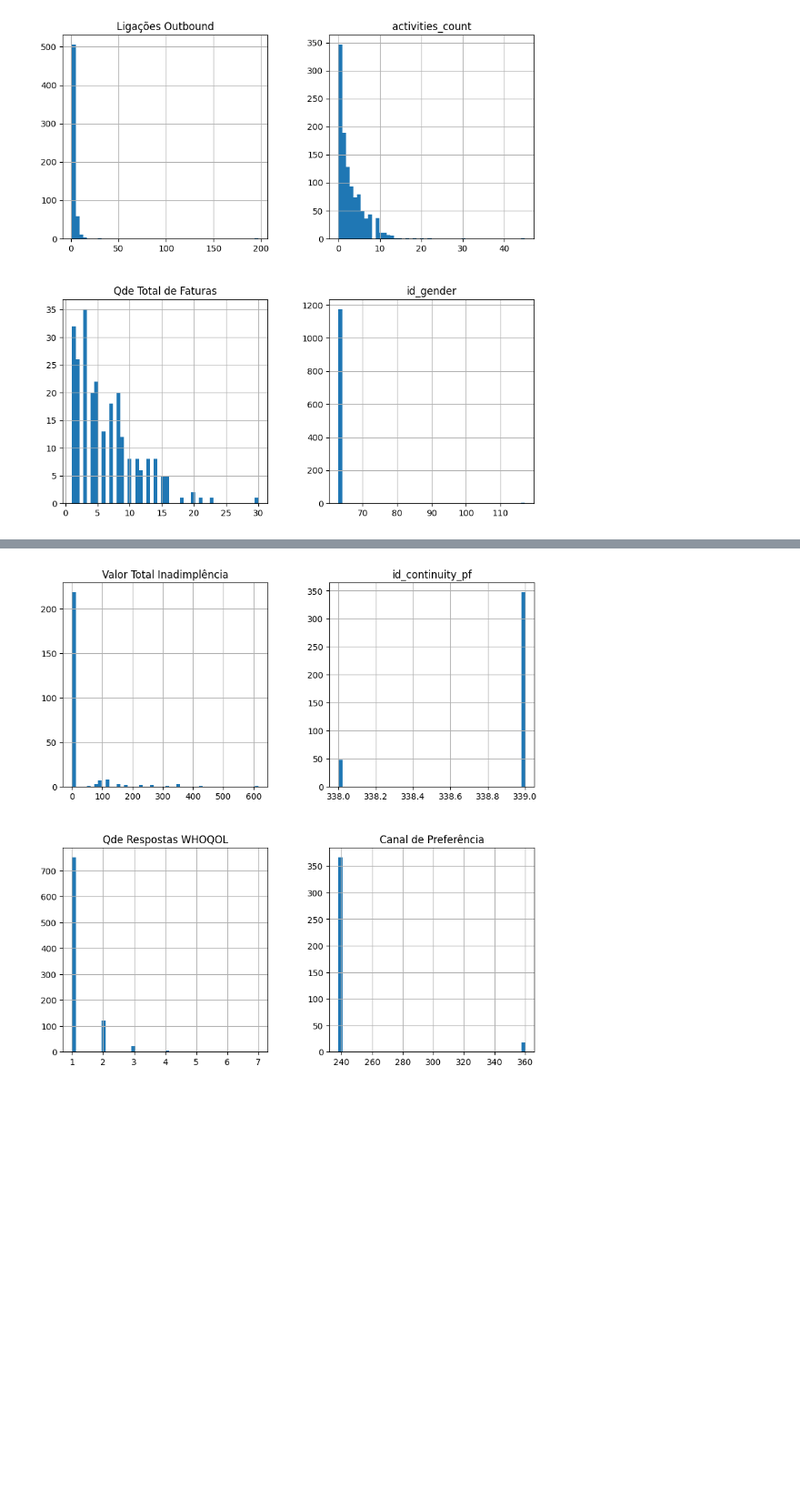
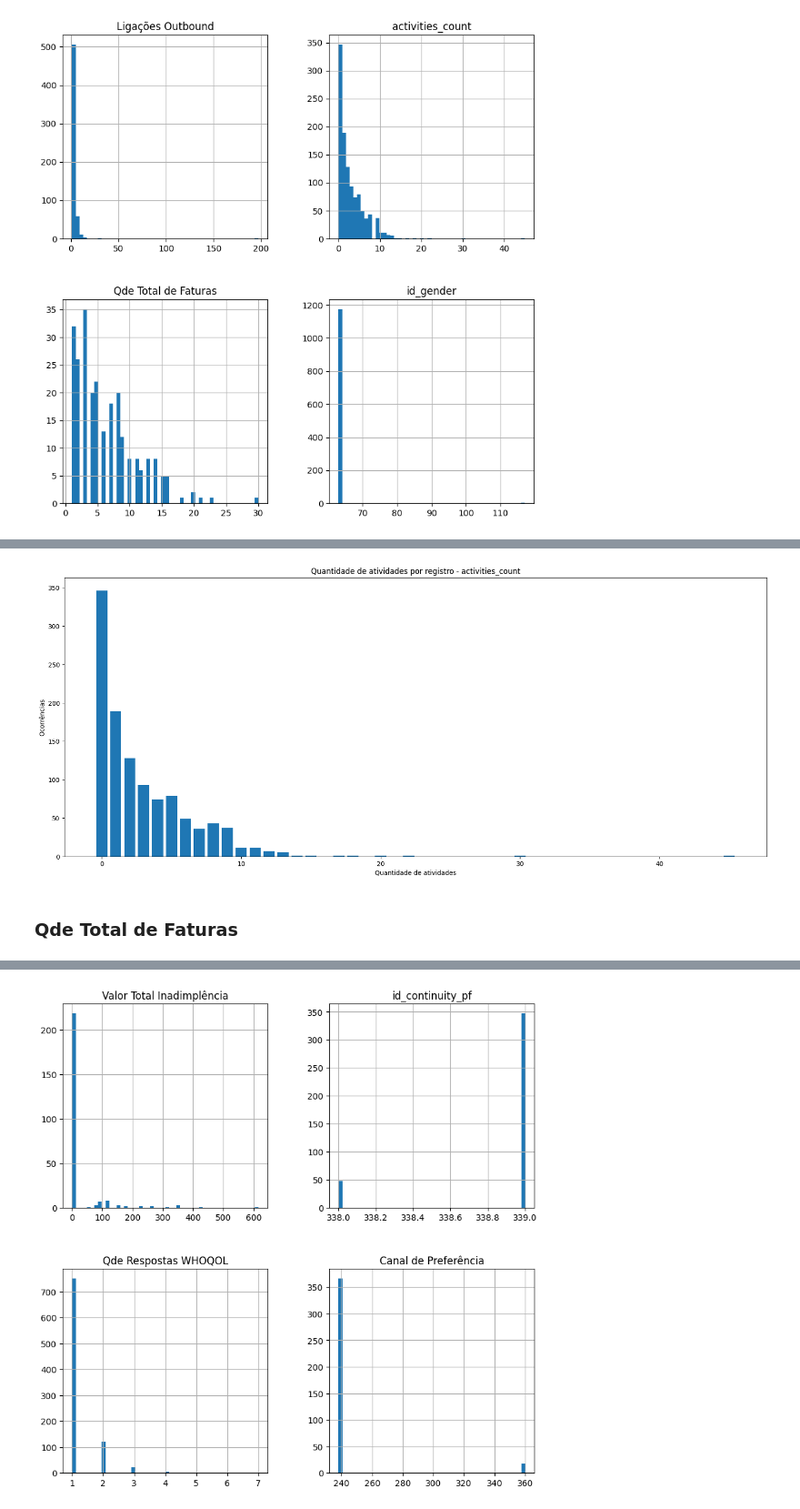
Before and after one commit to leoscarlato/deploy-sprint, a Jupyter notebook: notebooks/analise.ipynb, the cells around one changed output, grey strips where cells are left out. Shown at 91% size. Drawn from its saved outputs; the diff is of its cells as text; code cells hidden in the pictures; blank space fills up the shorter version.

```diff
--- a/notebooks/analise.ipynb
+++ b/notebooks/analise.ipynb
@@ -237,0 +290,6 @@ plt.show()
+# %%
+activities_count = df_leo['activities_count']
+# %%
+
+vc = activities_count.value_counts()
+vc
@@ -237,0 +314,11 @@ plt.show()
+# %%
+plt.figure(figsize=(20,8))
+plt.bar(vc.index, vc.values)
+plt.xlabel('Quantidade de atividades')
+plt.ylabel('Ocorrências')
+plt.title('Quantidade de atividades por registro - activities_count')
+plt.show()
+# %% [output]
+[figure, added]
+# %% [markdown]
+### Qde Total de Faturas
```
Also changed, not shown: parts of 35 cells of this notebook.
